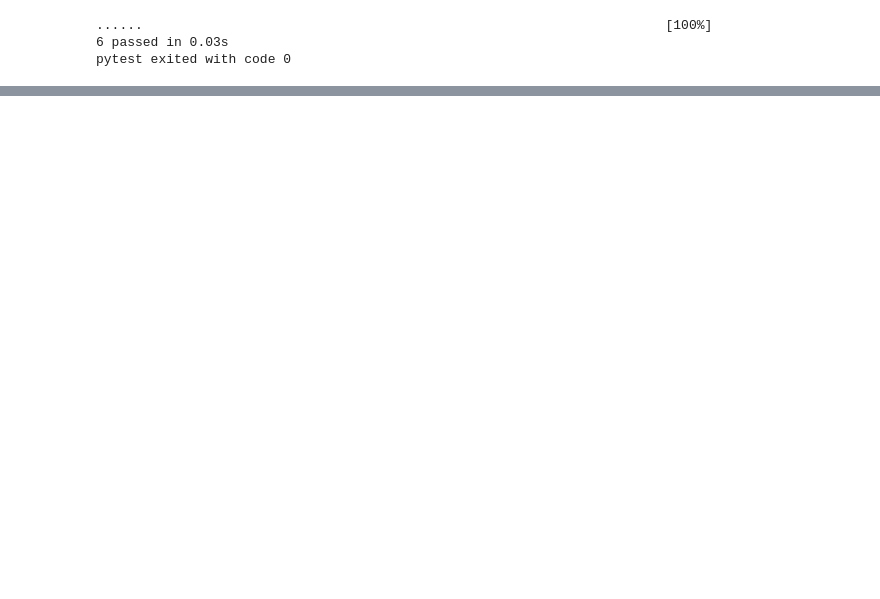
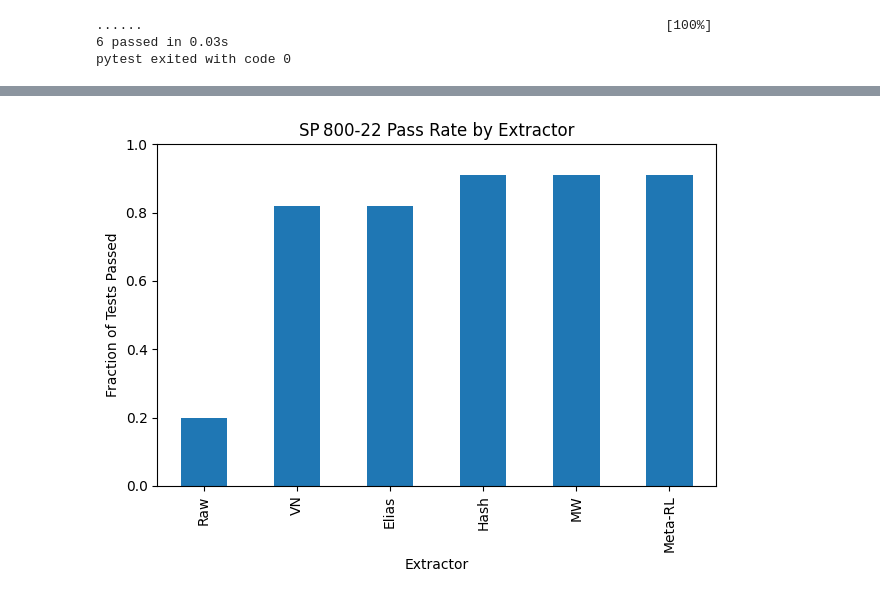
Before and after one commit to WarriorErik/QRANDOPT, a Jupyter notebook: notebooks/milestone3.ipynb, the cells around one changed output, grey strips where cells are left out. Drawn from its saved outputs; the diff is of its cells as text; code cells hidden in the pictures; blank space fills up the shorter version.

```diff
--- a/notebooks/milestone3.ipynb
+++ b/notebooks/milestone3.ipynb
@@ -194,0 +537,9 @@ N=20000 | before=0.304 | after=0.317 | len=16905
+# %%
+ax = df_rates['PassRate'].plot.bar(
+    title='SP 800‑22 Pass Rate by Extractor', ylim=(0,1)
+)
+ax.set_ylabel('Fraction of Tests Passed')
+plt.tight_layout()
+plt.show()
+# %% [output]
+[figure, added]
```
Also changed, not shown: parts of 12 cells of this notebook, 4 other files.
